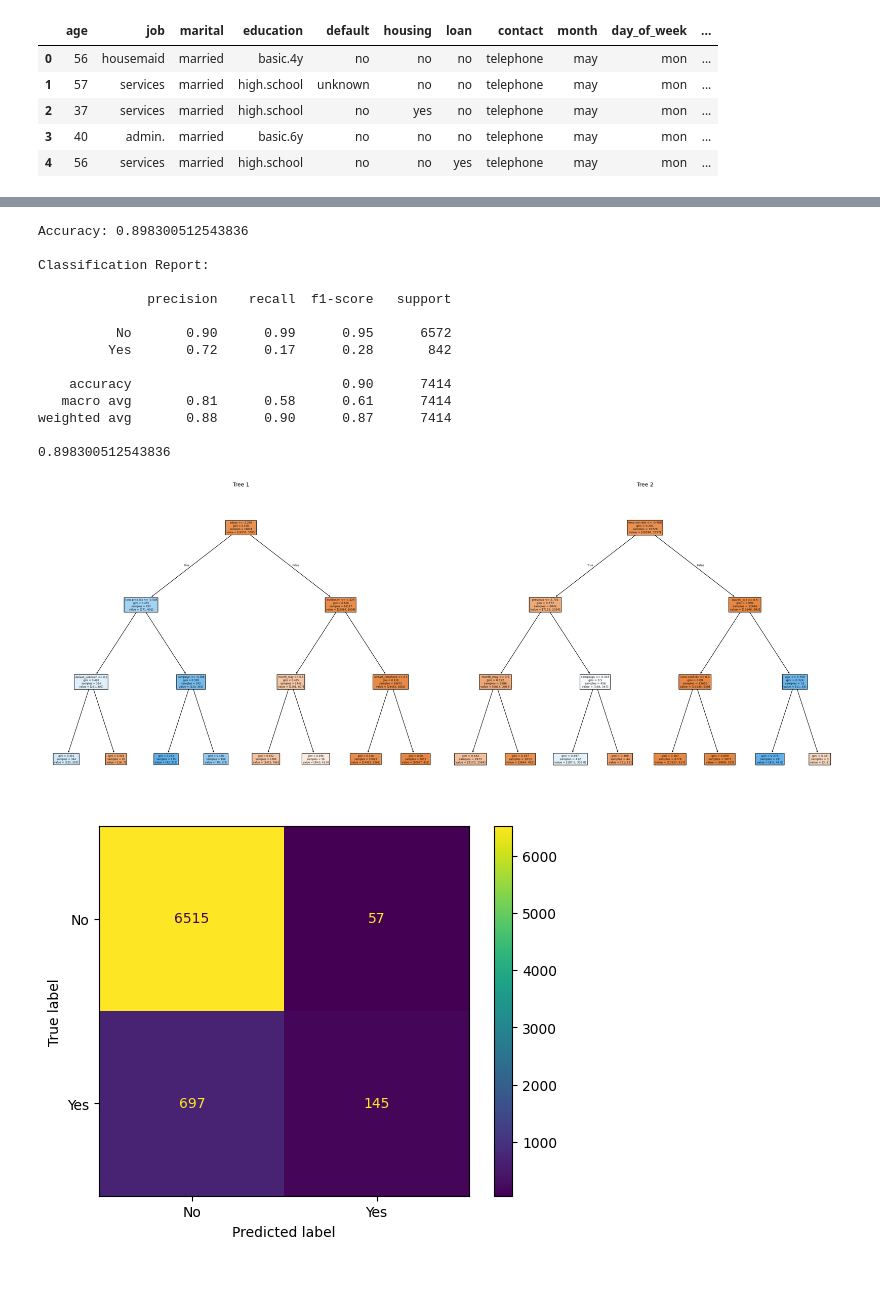
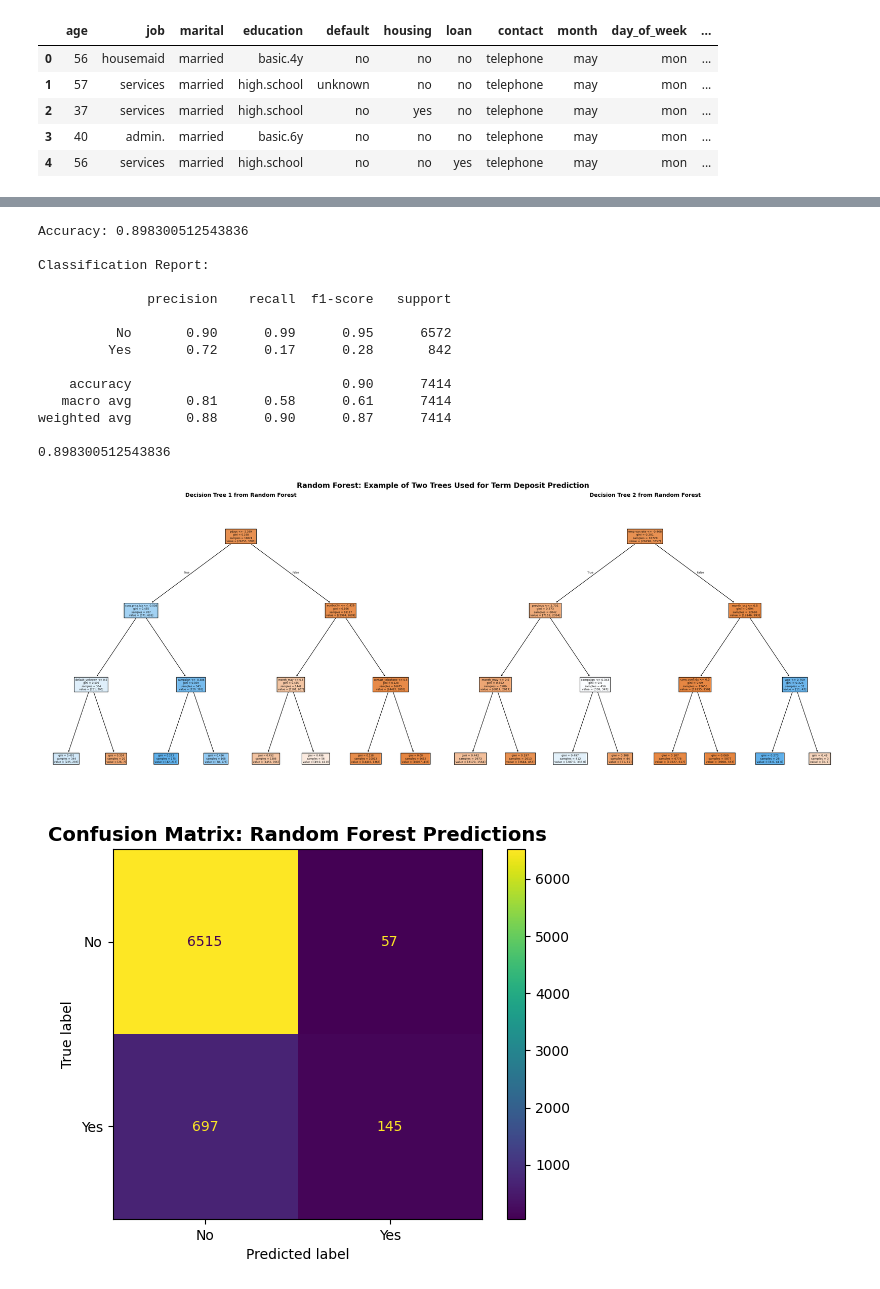
Before and after one commit to MitziVite/machine_learning, a Jupyter notebook: notebooks/case1.ipynb, the cells around one changed output, grey strips where cells are left out. Cells and saved outputs as stored; diff of their text form; code cells hidden in the pictures.

```diff
--- a/notebooks/case1.ipynb
+++ b/notebooks/case1.ipynb
@@ -76,7 +78,8 @@ for index in range(2):
       filled=True,
       ax=axes[index]
   )
-  axes[index].set_title(f'Tree {index+1}')
+  axes[index].set_title(f"Decision Tree {index+1} from Random Forest", fontsize=12, weight='bold')
+fig.suptitle("Random Forest: Example of Two Trees Used for Term Deposit Prediction", fontsize=16, weight='bold')
 fig.tight_layout()
 plt.show()
 # %% [output]
@@ -94,13 +97,14 @@ Classification Report:
 weighted avg       0.88      0.90      0.87      7414
 
 0.898300512543836
-[figure, old version]
+[figure, new version]
 # %%
 from sklearn.metrics import confusion_matrix, ConfusionMatrixDisplay
 
 cm = confusion_matrix(y_test, y_pred)
-disp = ConfusionMatrixDisplay(confusion_matrix=cm, display_labels=["No","Yes"])
+disp = ConfusionMatrixDisplay(confusion_matrix=cm, display_labels=["No", "Yes"])
 disp.plot()
+plt.title('Confusion Matrix: Random Forest Predictions', fontsize=14, weight='bold')
 plt.show()
 # %% [output]
-[figure, old version]
+[figure, new version]
```
Also changed, not shown: parts of 2 cells of this notebook.
